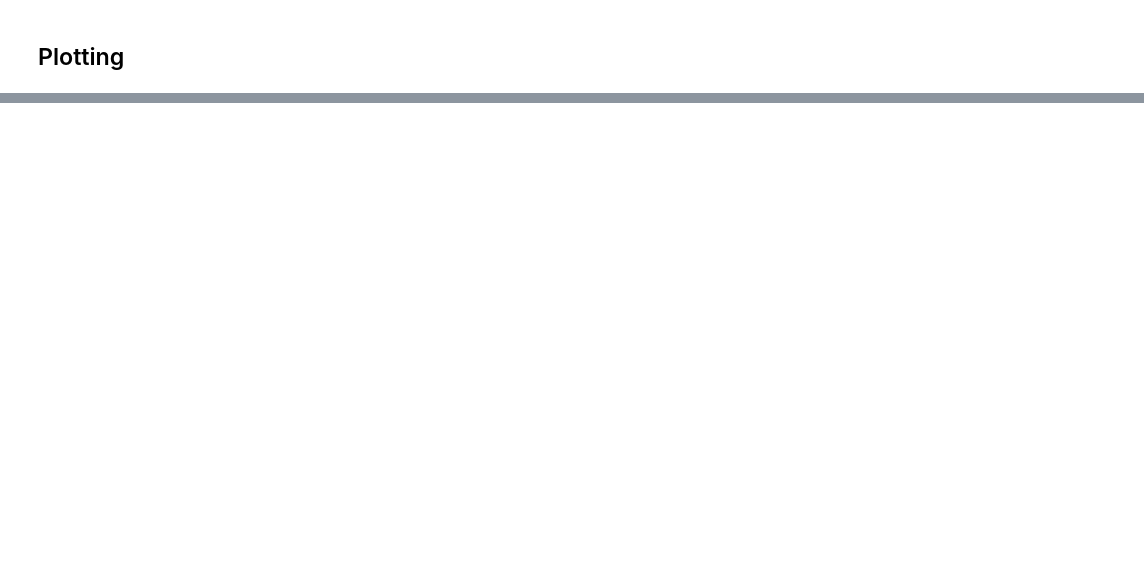
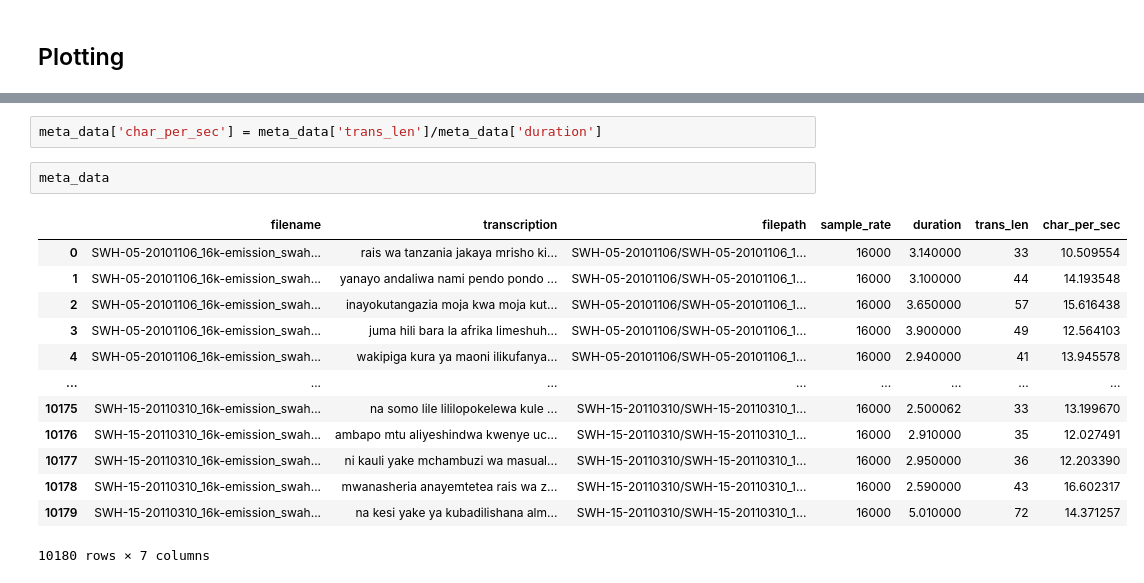
Before and after one commit to 10-Academy-Batch-4-Week-4/Swahili-Speech-To-Text, a Jupyter notebook: notebooks/EDA.ipynb, the cells around one changed output, grey strips where cells are left out. Cells and saved outputs as stored; diff of their text form; blank space fills up the shorter version.

```diff
--- a/notebooks/EDA.ipynb
+++ b/notebooks/EDA.ipynb
@@ -19,0 +143,18 @@ def audio_test(data:pd.DataFrame,col:str,row:int):
+# %%
+meta_data['char_per_sec'] = meta_data['trans_len']/meta_data['duration']
+# %%
+meta_data
+# %% [output]
+|  | filename | transcription | filepath | sample_rate | duration | trans_len | char_per_sec |
+| 0 | SWH-05-20101106_16k-emission_swah... | rais wa tanzania jakaya mrisho ki... | SWH-05-20101106/SWH-05-20101106_1... | 16000 | 3.140000 | 33 | 10.509554 |
+| 1 | SWH-05-20101106_16k-emission_swah... | yanayo andaliwa nami pendo pondo ... | SWH-05-20101106/SWH-05-20101106_1... | 16000 | 3.100000 | 44 | 14.193548 |
+| 2 | SWH-05-20101106_16k-emission_swah... | inayokutangazia moja kwa moja kut... | SWH-05-20101106/SWH-05-20101106_1... | 16000 | 3.650000 | 57 | 15.616438 |
+| 3 | SWH-05-20101106_16k-emission_swah... | juma hili bara la afrika limeshuh... | SWH-05-20101106/SWH-05-20101106_1... | 16000 | 3.900000 | 49 | 12.564103 |
+| 4 | SWH-05-20101106_16k-emission_swah... | wakipiga kura ya maoni ilikufanya... | SWH-05-20101106/SWH-05-20101106_1... | 16000 | 2.940000 | 41 | 13.945578 |
+| ... | ... | ... | ... | ... | ... | ... | ... |
+| 10175 | SWH-15-20110310_16k-emission_swah... | na somo lile lililopokelewa kule ... | SWH-15-20110310/SWH-15-20110310_1... | 16000 | 2.500062 | 33 | 13.199670 |
+| 10176 | SWH-15-20110310_16k-emission_swah... | ambapo mtu aliyeshindwa kwenye uc... | SWH-15-20110310/SWH-15-20110310_1... | 16000 | 2.910000 | 35 | 12.027491 |
+| 10177 | SWH-15-20110310_16k-emission_swah... | ni kauli yake mchambuzi wa masual... | SWH-15-20110310/SWH-15-20110310_1... | 16000 | 2.950000 | 36 | 12.203390 |
+| 10178 | SWH-15-20110310_16k-emission_swah... | mwanasheria anayemtetea rais wa z... | SWH-15-20110310/SWH-15-20110310_1... | 16000 | 2.590000 | 43 | 16.602317 |
+| 10179 | SWH-15-20110310_16k-emission_swah... | na kesi yake ya kubadilishana alm... | SWH-15-20110310/SWH-15-20110310_1... | 16000 | 5.010000 | 72 | 14.371257 |
+10180 rows × 7 columns
```
Also changed, not shown: parts of 19 cells of this notebook, 1 other file.
